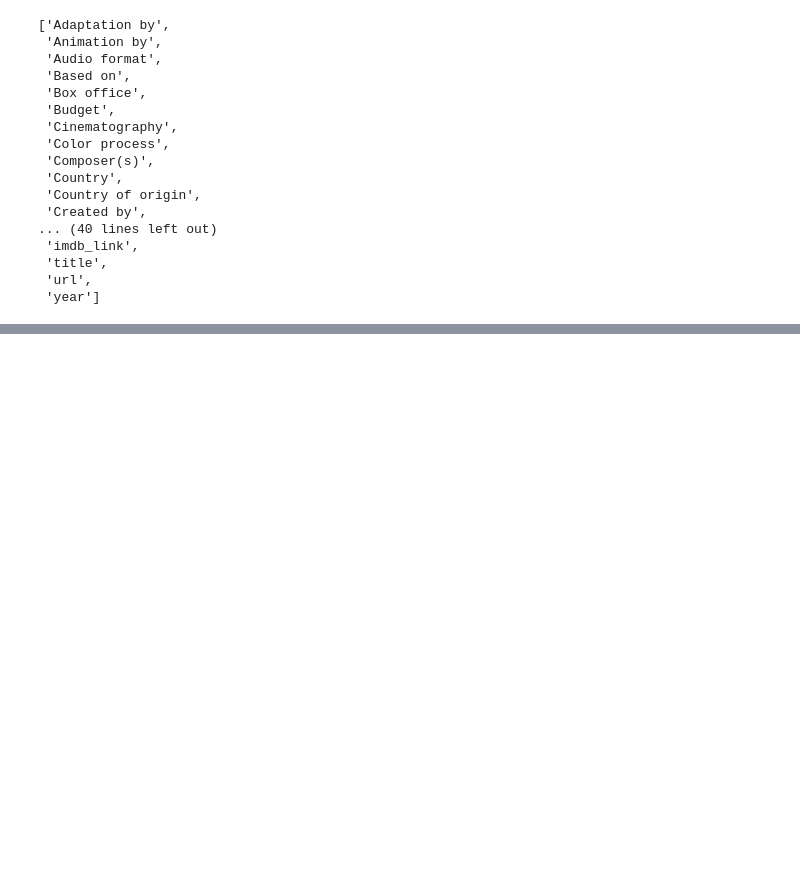
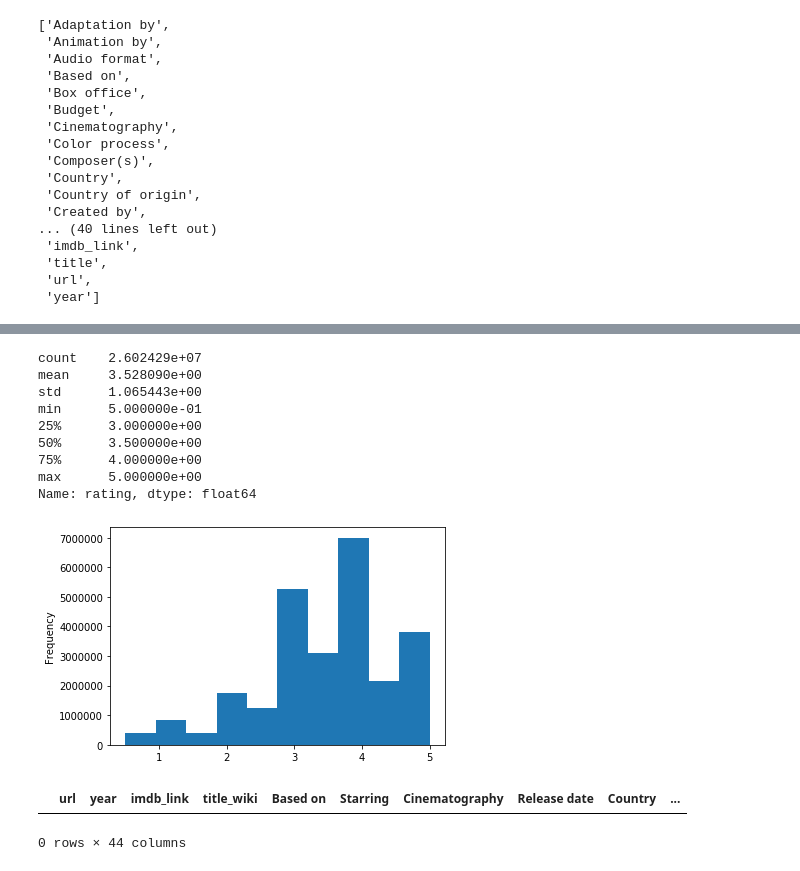
Before and after one commit to meiiscrazy/Movies-ETL, a Jupyter notebook: ETL_Movies.ipynb, the cells around one changed output, grey strips where cells are left out. Drawn from its saved outputs; the diff is of its cells as text; code cells hidden in the pictures; blank space fills up the shorter version.

Commit message:
Updating ETL_Movies

```diff
--- a/ETL_Movies.ipynb
+++ b/ETL_Movies.ipynb
@@ -252,0 +725,16 @@ sorted(wiki_movies_df.columns.tolist())
+# %%
+ratings['timestamp'] = pd.to_datetime(ratings['timestamp'], unit='s')
+# %%
+ratings['rating'].plot(kind='hist')
+ratings['rating'].describe()
+# %% [output]
+count    2.602429e+07
+mean     3.528090e+00
+std      1.065443e+00
+min      5.000000e-01
+25%      3.000000e+00
+50%      3.500000e+00
+75%      4.000000e+00
+max      5.000000e+00
+Name: rating, dtype: float64
+[figure, added]
@@ -252,0 +754,5 @@ sorted(wiki_movies_df.columns.tolist())
+# %%
+movies_df[(movies_df['title_kaggle'] == '') | (movies_df['title_kaggle'].isnull())]
+# %% [output]
+|  | url | year | imdb_link | title_wiki | Based on | Starring | Cinematography | Release date | Country | ... |
+0 rows × 44 columns
```
Also changed, not shown: parts of 78 cells of this notebook.
